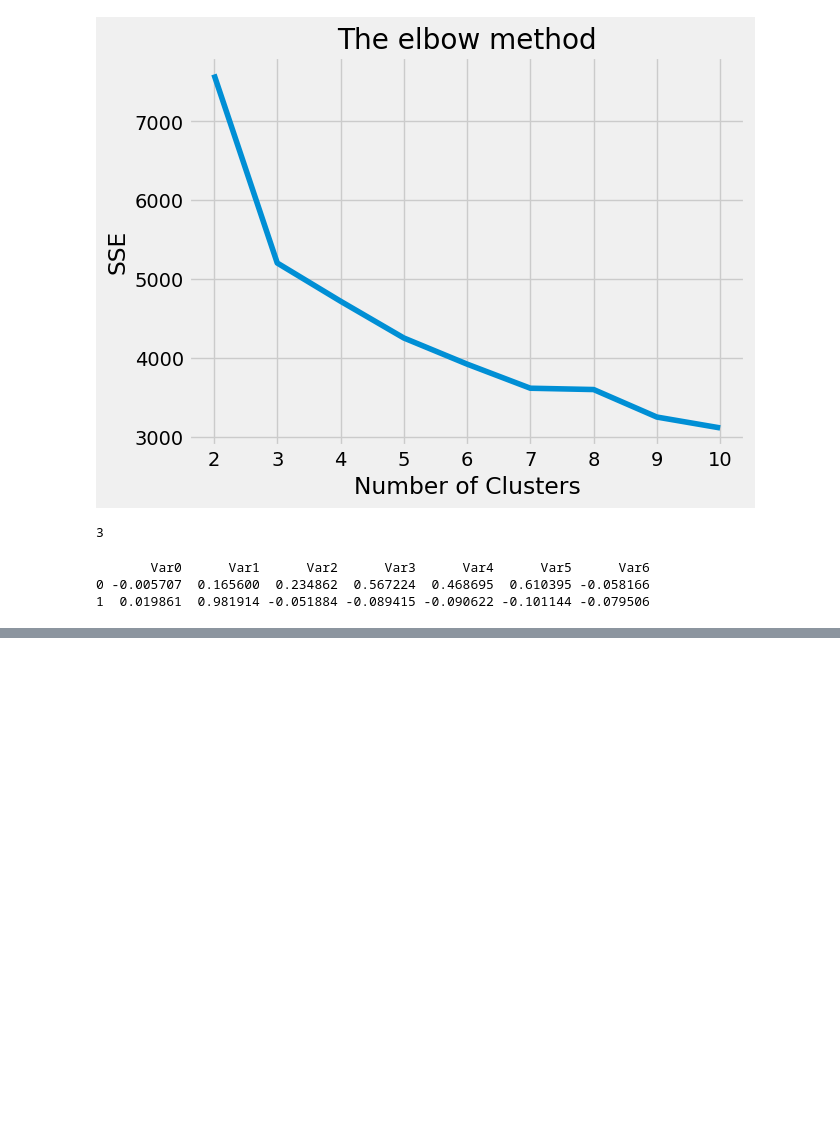
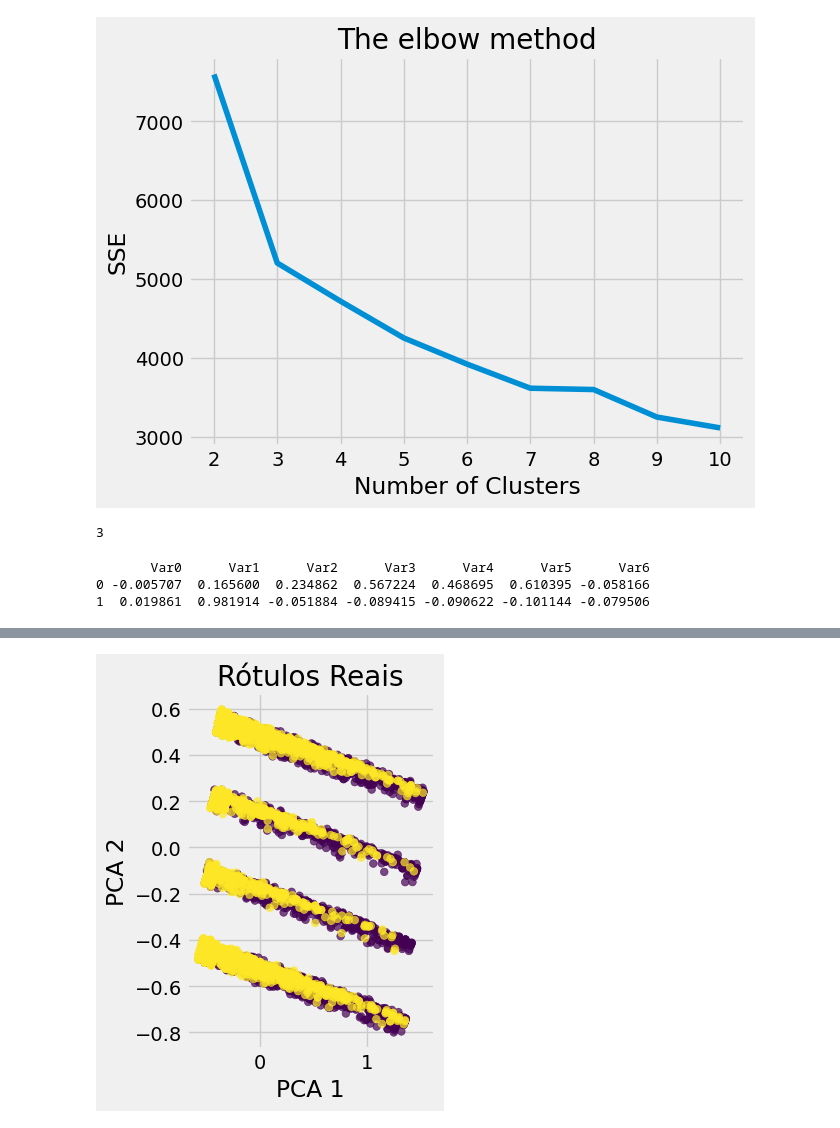
Before and after one commit to EduardoAVS/DepressaoPNS, a Jupyter notebook: KmeansPNS.ipynb, the cells around one changed output, grey strips where cells are left out. Cells and saved outputs as stored; diff of their text form; code cells hidden in the pictures; blank space fills up the shorter version.

```diff
--- a/KmeansPNS.ipynb
+++ b/KmeansPNS.ipynb
@@ -200,0 +163,11 @@ ValueError: Classification metrics can't handle a mix of binary and unknown targ
+# %%
+# Subplot 2: Rótulos reais
+plt.subplot(1, 2, 2)
+plt.scatter(array_2d[:, 0], array_2d[:, 1], c=y, cmap='viridis', s=30, alpha=0.7)
+plt.title('Rótulos Reais')
+plt.xlabel('PCA 1')
+plt.ylabel('PCA 2')
+plt.tight_layout()
+plt.show()
+# %% [output]
+[figure, added]
```
Also changed, not shown: parts of 9 cells of this notebook.
